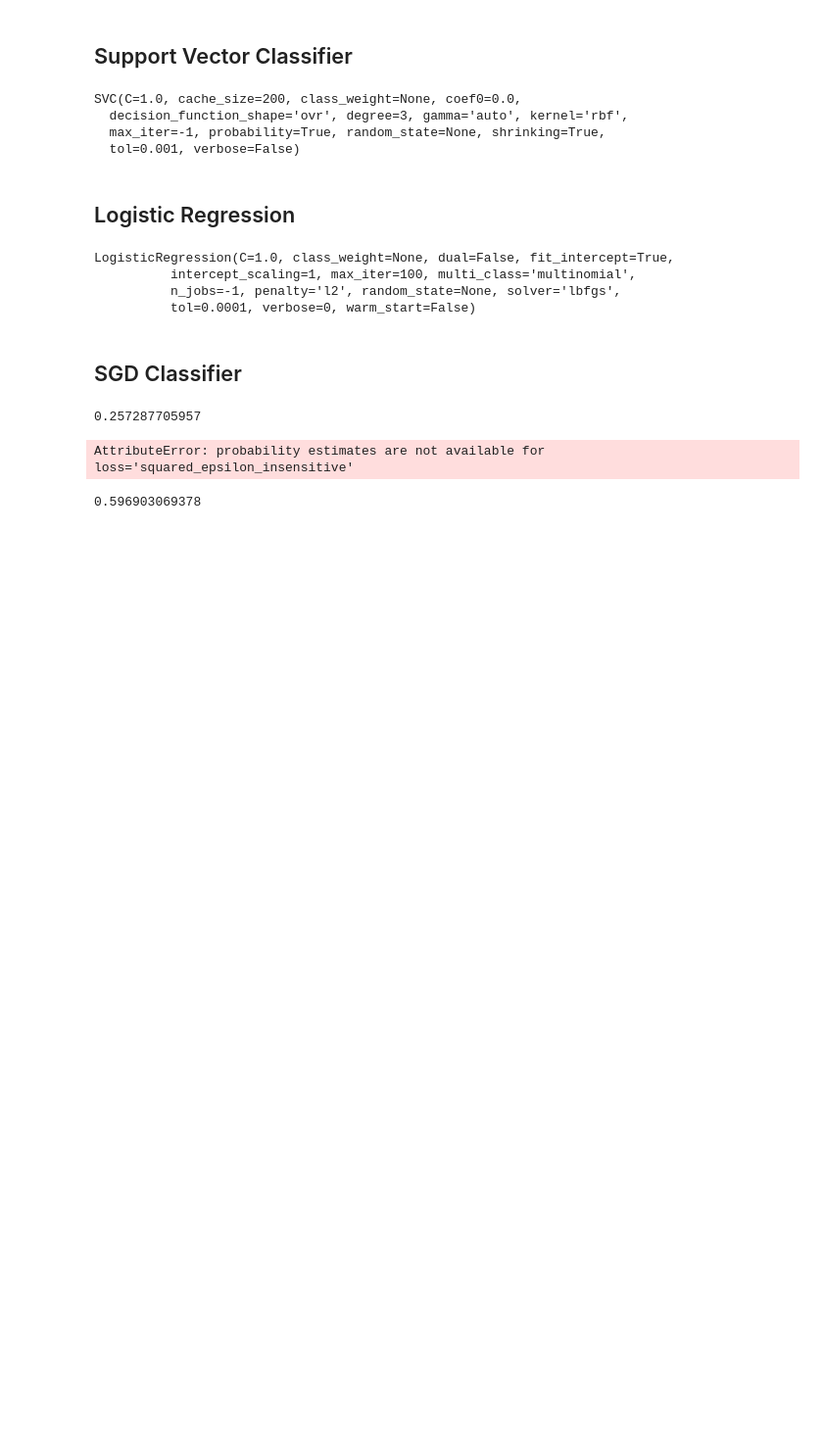
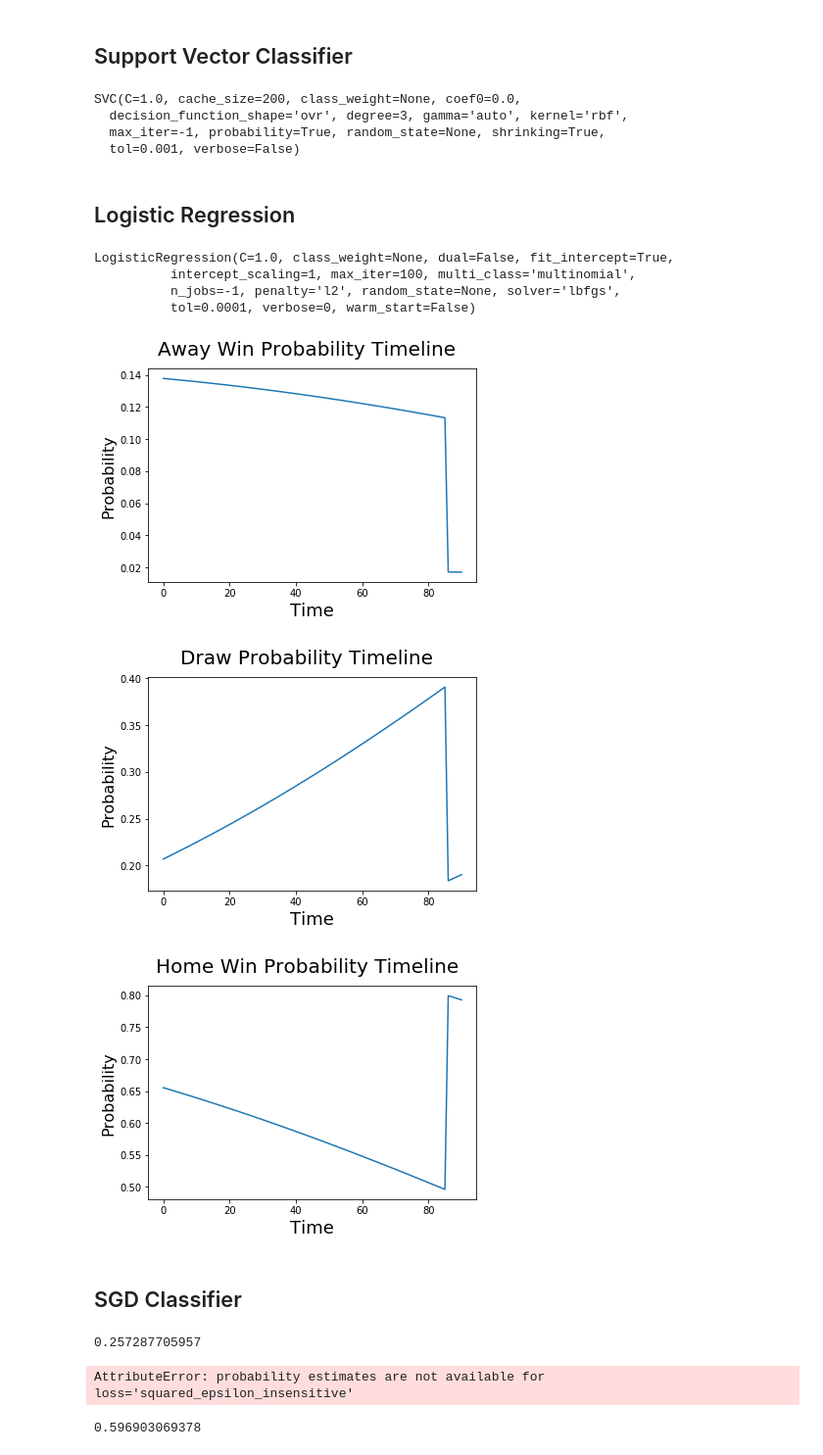
Before and after one commit to jay-z007/CSE519-2017-111463646, a Jupyter notebook: Project/model.ipynb, the cells around one changed output. Shown: that part at 98% size. Cells and saved outputs as stored; diff of their text form; code cells hidden in the pictures; blank space fills up the shorter version.

Commit message:
Plots for Probability

```diff
--- a/Project/model.ipynb
+++ b/Project/model.ipynb
@@ -15,6 +15,15 @@ from sklearn.metrics import mean_squared_error, r2_score,mean_absolute_error,mak
 from sklearn.preprocessing import MinMaxScaler,StandardScaler
 from sklearn import metrics
 from math import log
+
+
+%pylab inline
+def plot_prob_timeline(data,label):
+    fig = plt.figure()
+    plt.plot(data)
+    fig.suptitle(label, fontsize=20)
+    plt.xlabel('Time', fontsize=18)
+    plt.ylabel('Probability', fontsize=16)
 
 
 def eval_probs(y_prob,y_test, labels):
@@ -68,6 +77,8 @@ def save_model(model, model_name):
 
 with open("./data/train/train_data.pkl") as infile:
     train_data = pkl.load(infile)
+# %%
+temp_data = train_data.copy(deep = True)
 # %%
 train_data.columns.values
 # %% [output]
@@ -141,6 +152,26 @@ LogisticRegression(C=1.0, class_weight=None, dual=False, fit_intercept=True,
           intercept_scaling=1, max_iter=100, multi_class='multinomial',
           n_jobs=-1, penalty='l2', random_state=None, solver='lbfgs',
           tol=0.0001, verbose=0, warm_start=False)
+# %%
+temp_data = temp_data[columns]
+X = temp_data.drop(['winner'], axis=1)
+Y = temp_data['winner']
+X_trainA, X_testA, y_trainA, y_testA = train_test_split(X, Y, test_size=0.1,shuffle= False)
+head = X_testA
+
+
+match_data = head.loc[head['match_id'] == 1510602646114]
+match_data=match_data.drop([  'date', 'match_id', 'home_team', 'away_team'], axis=1)
+y_prob= lr.predict_proba(match_data)
+# %%
+
+plot_prob_timeline(y_prob[:,0],'Away Win Probability Timeline')
+plot_prob_timeline(y_prob[:,1],'Draw Probability Timeline')
+plot_prob_timeline(y_prob[:,2],'Home Win Probability Timeline')
+# %% [output]
+[figure, added]
+[figure, added]
+[figure, added]
 # %% [markdown]
 ## SGD Classifier
 # %%
```
